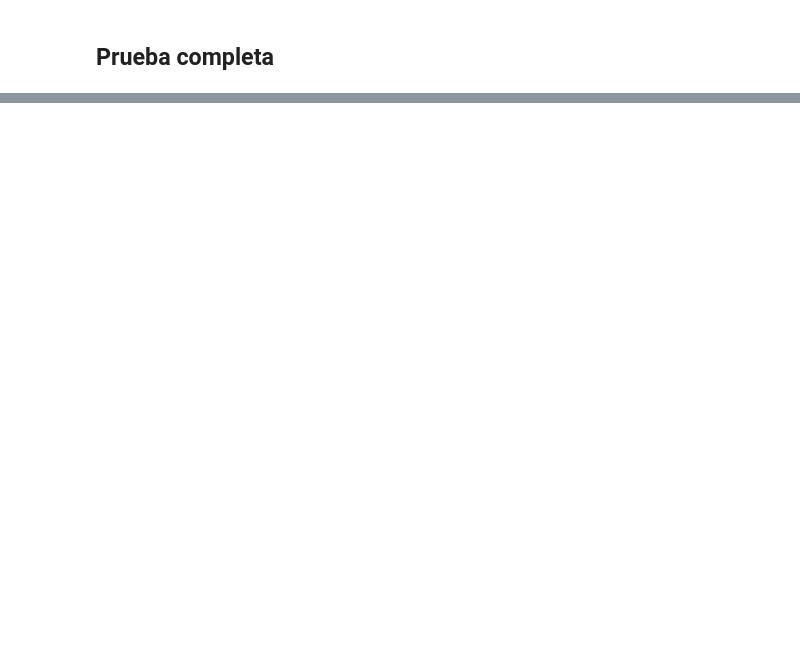
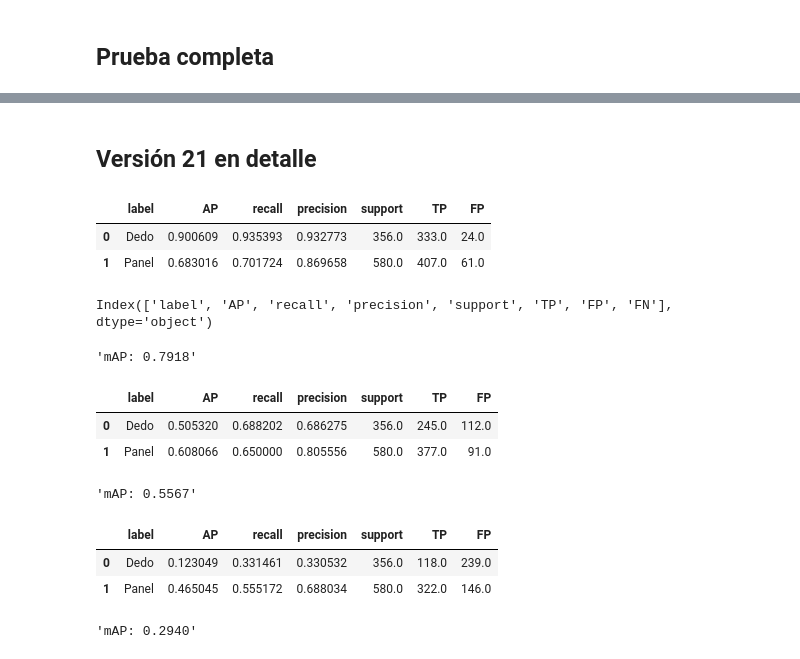
Before and after one commit to frburrue/tfm, a Jupyter notebook: Evaluation.ipynb, the cells around one changed output, grey strips where cells are left out. Cells and saved outputs as stored; diff of their text form; code cells hidden in the pictures; blank space fills up the shorter version.

```diff
--- a/Evaluation.ipynb
+++ b/Evaluation.ipynb
@@ -470,2 +377,0 @@ print('mAP: {:.4f}'.format(precision / items))
-# %%
-average_precisions = evaluation_v2(all_detections, all_annotations, valid_generator)
@@ -610,0 +548,30 @@ for f in final:
+# %%
+os.chdir('/home/ubuntu/tfm/utils/results_2')
+
+rows = []
+for iou in ['0.6','0.7','0.8','0.9']:
+    for day in ['14', '19', '21']:
+        data = pckl.load(open(f"{day}_{iou}_.pckl", 'rb'))
+        row ={
+            'version': data[0][0],
+            'mlflow': data[0][1],
+            'result': data[2][0],
+            'mAP': data[2][1].replace('mAP: ', '')
+        }
+        row['batch_size'] = row['mlflow'].data.params['batch_size']
+        row['augmentation'] = row['mlflow'].data.params['augmentation']
+        row['learning_date'] = float(row['mlflow'].data.params['learning_rate'])
+        row['kind'] = iou
+        del row['mlflow']
+        rows.append(row)
+final = []
+for row in rows:
+    first = f"{row['version']},{row['augmentation']},{row['batch_size']},{row['learning_date']},{row['kind']},{row['mAP']}"
+    partial = []
+    for _,r in row['result'].transpose().items():
+        partial.append(','.join(list(map(lambda x:str(x), r))))
+        #print(','.join(r[0]))
+    second = ','.join(partial)
+    final.append(','.join([first, second]))
+for f in final:
+    print(f)
@@ -610,0 +591,47 @@ for f in final:
+# %% [markdown]
+## Versión 21 en detalle
+# %%
+os.chdir('/home/ubuntu/tfm/utils/results')
+data_0_5 = pckl.load(open(f"21.pckl", 'rb'))
+os.chdir('/home/ubuntu/tfm/utils/results_2')
+data_0_6 = pckl.load(open(f"21_0.6_.pckl", 'rb'))
+os.chdir('/home/ubuntu/tfm/utils/results_2')
+data_0_7 = pckl.load(open(f"21_0.7_.pckl", 'rb'))
+os.chdir('/home/ubuntu/tfm/utils/results_2')
+data_0_8 = pckl.load(open(f"21_0.8_.pckl", 'rb'))
+os.chdir('/home/ubuntu/tfm/utils/results_2')
+data_0_9 = pckl.load(open(f"21_0.9_.pckl", 'rb'))
+# %%
+data_0_5[2][0][['label', 'AP', 'recall', 'precision', 'support', 'TP', 'FP']]
+# %% [output]
+|  | label | AP | recall | precision | support | TP | FP |
+| 0 | Dedo | 0.900609 | 0.935393 | 0.932773 | 356.0 | 333.0 | 24.0 |
+| 1 | Panel | 0.683016 | 0.701724 | 0.869658 | 580.0 | 407.0 | 61.0 |
+# %%
+data_0_5[2][0].columns
+# %% [output]
+Index(['label', 'AP', 'recall', 'precision', 'support', 'TP', 'FP', 'FN'], dtype='object')
+# %%
+data_0_5[2][1]
+# %% [output]
+'mAP: 0.7918'
+# %%
+data_0_6[2][0][['label', 'AP', 'recall', 'precision', 'support', 'TP', 'FP']]
+# %% [output]
+|  | label | AP | recall | precision | support | TP | FP |
+| 0 | Dedo | 0.505320 | 0.688202 | 0.686275 | 356.0 | 245.0 | 112.0 |
+| 1 | Panel | 0.608066 | 0.650000 | 0.805556 | 580.0 | 377.0 | 91.0 |
+# %%
+data_0_6[2][1]
+# %% [output]
+'mAP: 0.5567'
+# %%
+data_0_7[2][0][['label', 'AP', 'recall', 'precision', 'support', 'TP', 'FP']]
+# %% [output]
+|  | label | AP | recall | precision | support | TP | FP |
+| 0 | Dedo | 0.123049 | 0.331461 | 0.330532 | 356.0 | 118.0 | 239.0 |
+| 1 | Panel | 0.465045 | 0.555172 | 0.688034 | 580.0 | 322.0 | 146.0 |
+# %%
+data_0_7[2][1]
+# %% [output]
+'mAP: 0.2940'
```
Also changed, not shown: parts of 13 cells of this notebook, 49 other files.
